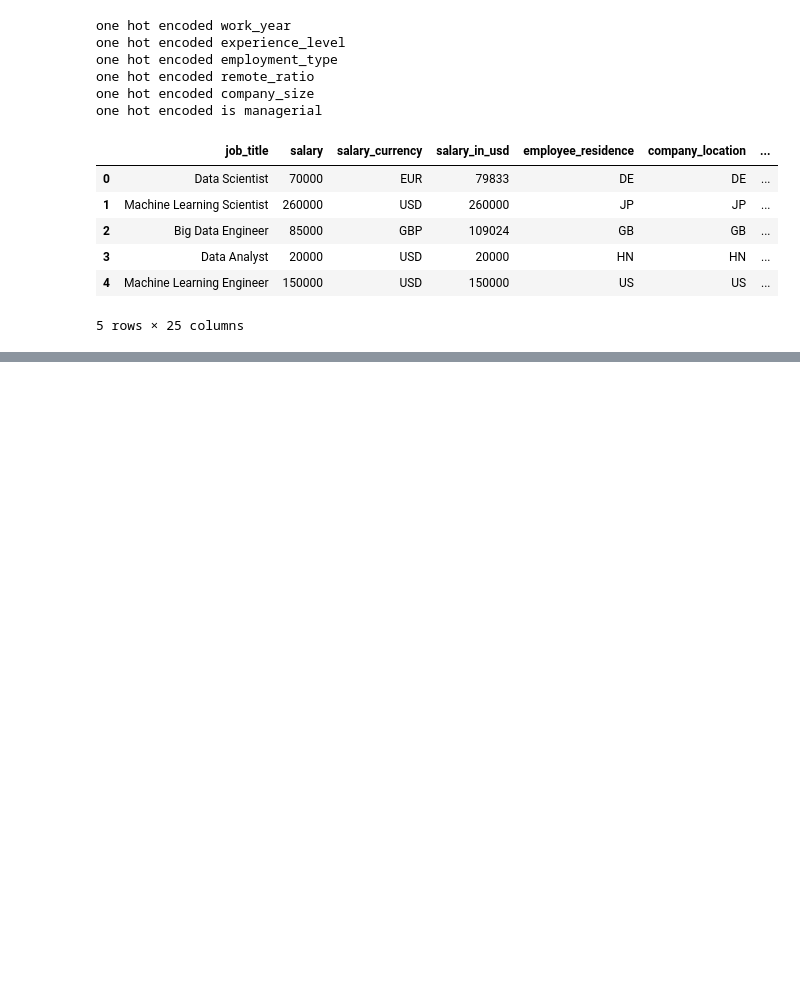
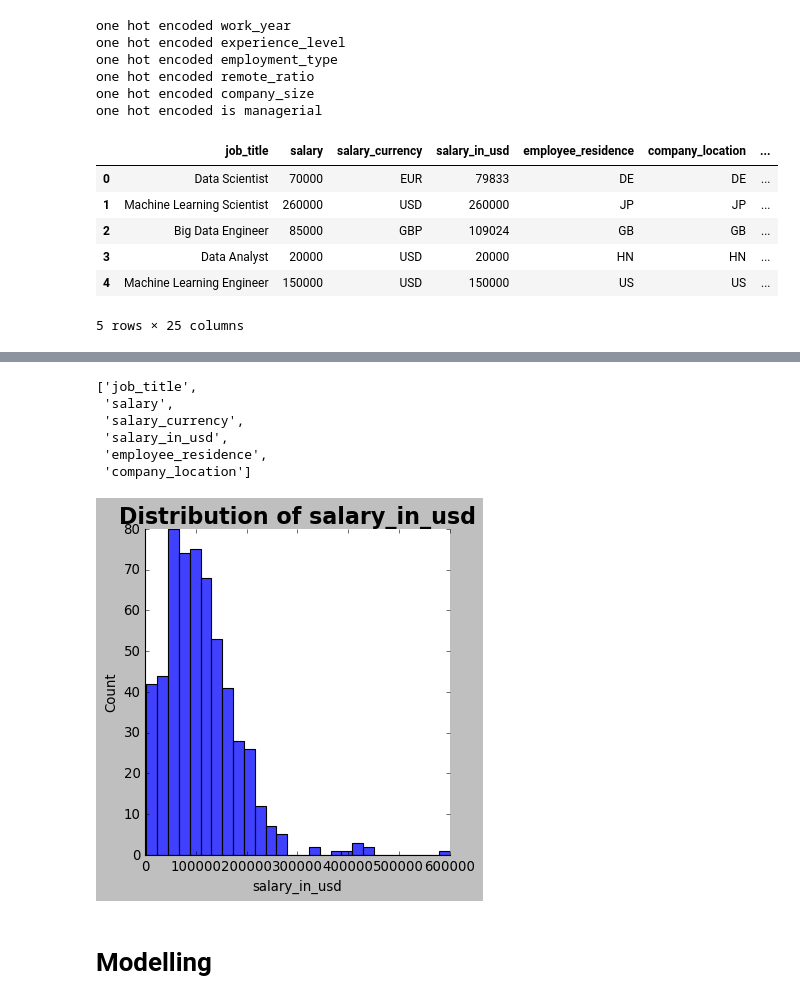
Before and after one commit to BinhHong/Data-science-job-salaries-2022, a Jupyter notebook: DS job salaries.ipynb, the cells around one changed output, grey strips where cells are left out. Drawn from its saved outputs; the diff is of its cells as text; code cells hidden in the pictures; blank space fills up the shorter version.

```diff
--- a/DS job salaries.ipynb
+++ b/DS job salaries.ipynb
@@ -503,0 +492,24 @@ one hot encoded is managerial
+# %%
+def vis_dis(df, col):
+    """
+    visualize the distributions
+    """
+    sns.displot(df[col])
+    plt.title(f'Distribution of {col}', fontsize = 20, fontweight='bold')
+    plt.xlabel(f'{col}')
+    return plt.show()
+# %%
+num
+# %% [output]
+['job_title',
+ 'salary',
+ 'salary_currency',
+ 'salary_in_usd',
+ 'employee_residence',
+ 'company_location']
+# %%
+vis_dis(df1, 'salary_in_usd')
+# %% [output]
+[figure, added]
+# %% [markdown]
+# Modelling
```
Also changed, not shown: parts of 4 cells of this notebook.
